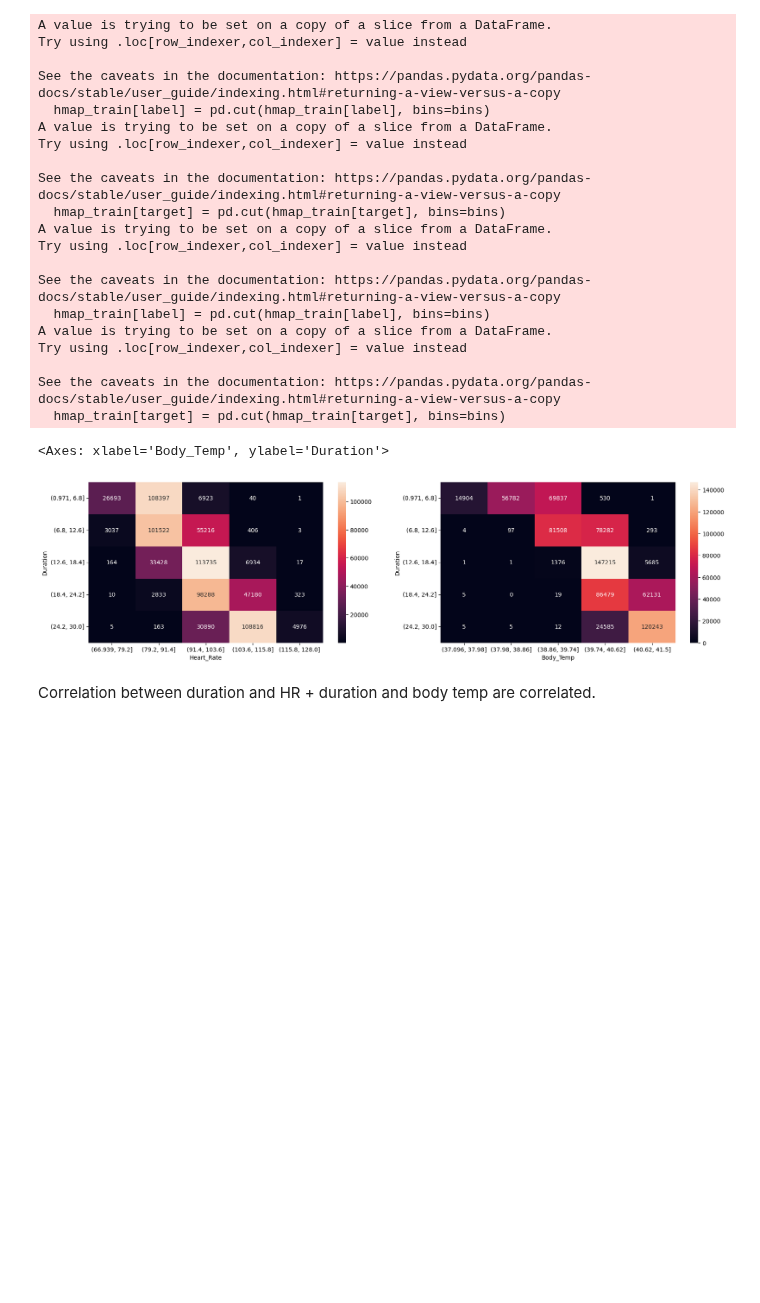
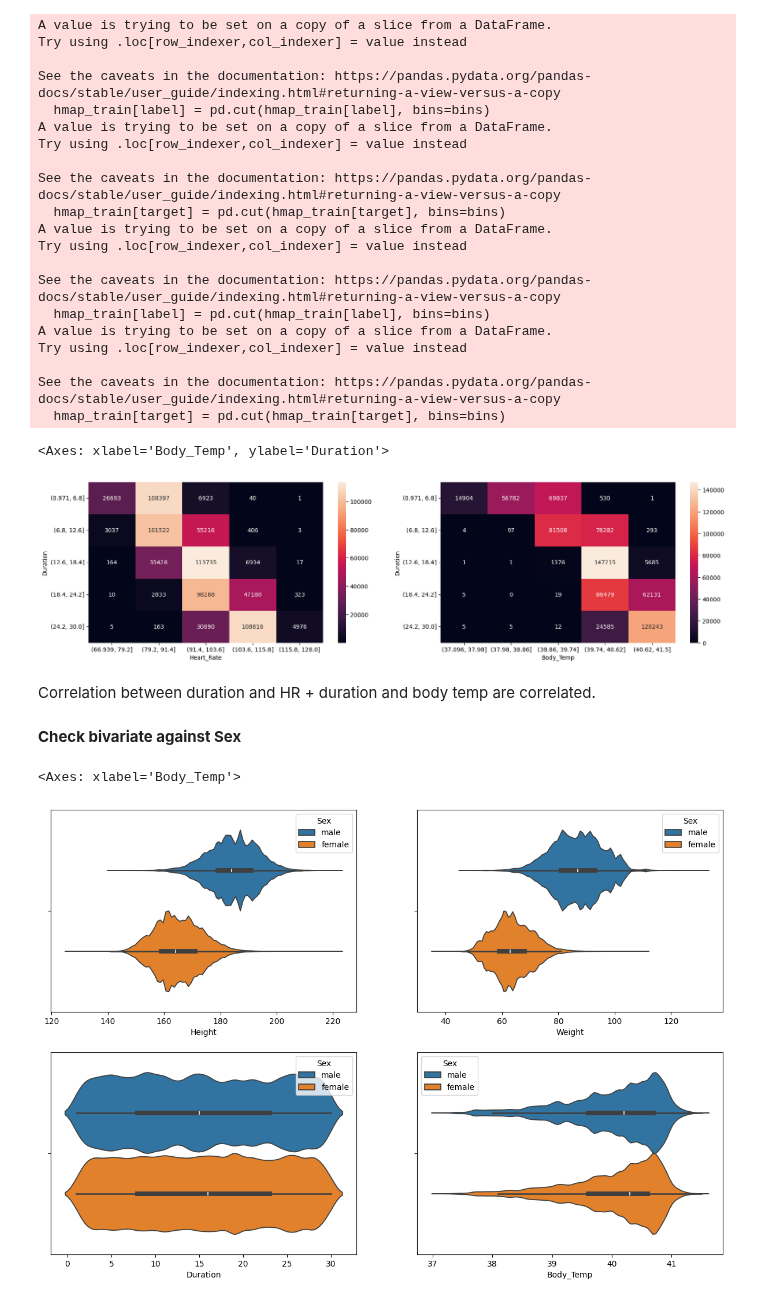
Before and after one commit to LoneCoder21/Kaggle-Notebooks, a Jupyter notebook: Regression/Calorie Expenditure/eda.ipynb, the cells around one changed output. Cells and saved outputs as stored; diff of their text form; code cells hidden in the pictures; blank space fills up the shorter version.

```diff
--- a/Regression/Calorie Expenditure/eda.ipynb
+++ b/Regression/Calorie Expenditure/eda.ipynb
@@ -466,3 +466,15 @@ See the caveats in the documentation: https://pandas.pydata.org/pandas-docs/stab
 [figure]
 # %% [markdown]
 Correlation between duration and HR + duration and body temp are correlated.
+# %% [markdown]
+**Check bivariate against Sex**
+# %%
+fig,axes = plt.subplots(2,2,figsize=(15,10))
+
+sns.violinplot(train,x="Height",hue="Sex",ax=axes[0][0])
+sns.violinplot(train,x="Weight",hue="Sex",ax=axes[0][1])
+sns.violinplot(train,x="Duration",hue="Sex",ax=axes[1][0]) # females do workouts for longer on average
+sns.violinplot(train,x="Body_Temp",hue="Sex",ax=axes[1][1]) # females have higher body temp on average
+# %% [output]
+<Axes: xlabel='Body_Temp'>
+[figure, added]
```
Also changed, not shown: parts of 8 cells of this notebook.
